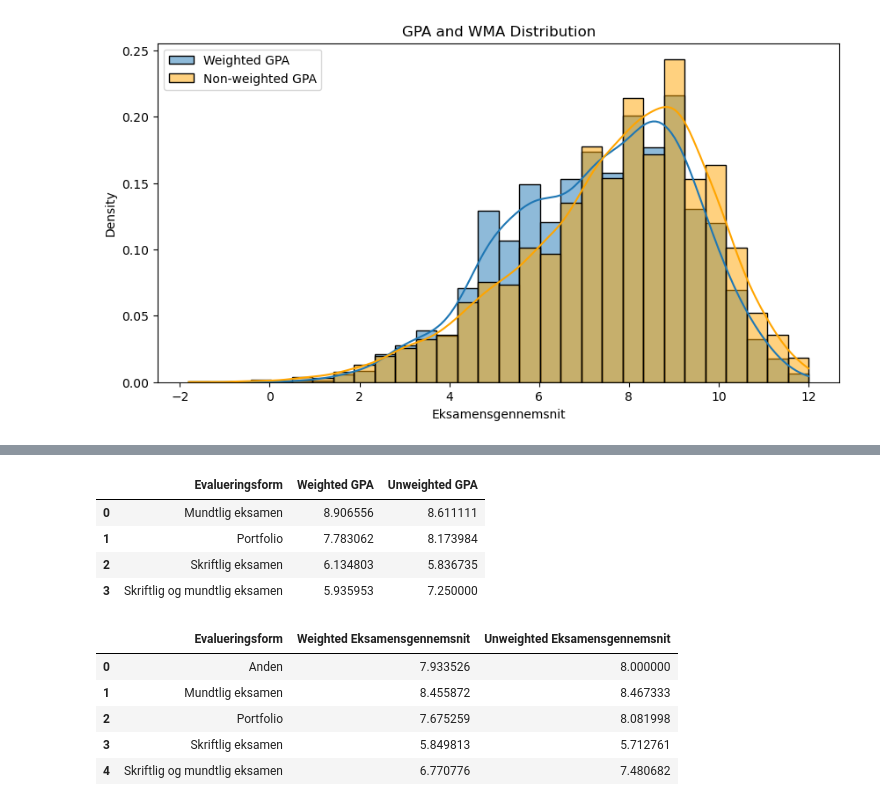
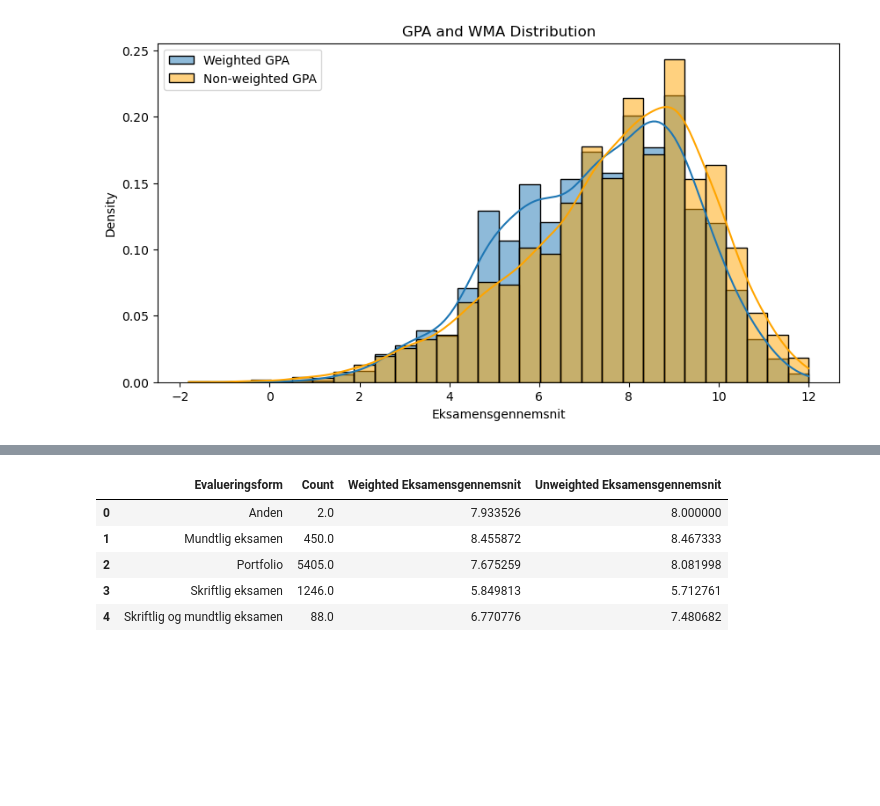
Before and after one commit to fmb622/isds2024exam, a Jupyter notebook: plots.ipynb, the cells around one changed output, grey strips where cells are left out. Cells and saved outputs as stored; diff of their text form; code cells hidden in the pictures; blank space fills up the shorter version.

```diff
--- a/plots.ipynb
+++ b/plots.ipynb
@@ -59,12 +59,10 @@ clean_merged_df = pd.read_csv('./cleaned_merged_course_data.csv')
 clean_merged_df['Fremmødte'] = pd.to_numeric(clean_merged_df['Fremmødte'], errors='coerce')
 clean_merged_df['Eksamensgennemsnit'] = pd.to_numeric(clean_merged_df['Eksamensgennemsnit'], errors='coerce')
 
-# Drop rows with NaN values in the necessary columns
-cleaned_df = clean_merged_df.dropna(subset=['Fremmødte', 'Eksamensgennemsnit', 'Kursustype'])
-
 # Group by 'Kursustype' and calculate weighted and unweighted averages
 summary_df = cleaned_df.groupby('Kursustype').apply(
     lambda x: pd.Series({
+        'Count': x.shape[0],
         'Weighted GPA': (x['Eksamensgennemsnit'] * x['Fremmødte']).sum() / x['Fremmødte'].sum(),
         'Unweighted GPA': x['Eksamensgennemsnit'].mean()
     })
@@ -85,71 +84,32 @@ summary_df
 # %%
-# Load the Excel file
 clean_merged_df = pd.read_csv('./cleaned_merged_course_data.csv')
 
 # Ensure the necessary columns are numeric
 clean_merged_df['Fremmødte'] = pd.to_numeric(clean_merged_df['Fremmødte'], errors='coerce')
+clean_merged_df['Eksamensgennemsnit'] = clean_merged_df['Eksamensgennemsnit'].astype(str).str.replace(',', '.')
 clean_merged_df['Eksamensgennemsnit'] = pd.to_numeric(clean_merged_df['Eksamensgennemsnit'], errors='coerce')
 
-# Drop rows with NaN values in the necessary columns
-cleaned_df = clean_merged_df.dropna(subset=['Fremmødte', 'Eksamensgennemsnit', 'Evalueringsform'])
+# Calculate weighted and unweighted averages for 'Anden'
+anden_rows = cleaned_df[cleaned_df['Evalueringsform'] == 'Anden']
+if not anden_rows.empty:
+    weighted_avg = (anden_rows['Eksamensgennemsnit'] * anden_rows['Fremmødte']).sum() / anden_rows['Fremmødte'].sum()
+    unweighted_avg = anden_rows['Eksamensgennemsnit'].mean()
 
-# Group by 'Evalueringsform' and calculate weighted and unweighted averages
+# Ensure 'Anden' is included in the summary output
 summary_df = cleaned_df.groupby('Evalueringsform').apply(
     lambda x: pd.Series({
-        'Weighted GPA': (x['Eksamensgennemsnit'] * x['Fremmødte']).sum() / x['Fremmødte'].sum(),
-        'Unweighted GPA': x['Eksamensgennemsnit'].mean()
+        'Count': x.shape[0],
+        'Weighted Eksamensgennemsnit': (x['Eksamensgennemsnit'] * x['Fremmødte']).sum() / x['Fremmødte'].sum(),
+        'Unweighted Eksamensgennemsnit': x['Eksamensgennemsnit'].mean()
     })
 ).reset_index()
 
 # Display the summary table
 summary_df
 # %% [output]
-|  | Evalueringsform | Weighted GPA | Unweighted GPA |
-| 0 | Mundtlig eksamen | 8.906556 | 8.611111 |
-| 1 | Portfolio | 7.783062 | 8.173984 |
-| 2 | Skriftlig eksamen | 6.134803 | 5.836735 |
-| 3 | Skriftlig og mundtlig eksamen | 5.935953 | 7.250000 |
+|  | Evalueringsform | Count | Weighted Eksamensgennemsnit | Unweighted Eksamensgennemsnit |
+| 0 | Anden | 2.0 | 7.933526 | 8.000000 |
+| 1 | Mundtlig eksamen | 450.0 | 8.455872 | 8.467333 |
+| 2 | Portfolio | 5405.0 | 7.675259 | 8.081998 |
+| 3 | Skriftlig eksamen | 1246.0 | 5.849813 | 5.712761 |
+| 4 | Skriftlig og mundtlig eksamen | 88.0 | 6.770776 | 7.480682 |
-# %%
-clean_merged_df = pd.read_csv('./cleaned_merged_course_data.csv')
-
-# Ensure the necessary columns are numeric
-clean_merged_df['Fremmødte'] = pd.to_numeric(clean_merged_df['Fremmødte'], errors='coerce')
-clean_merged_df['Eksamensgennemsnit'] = clean_merged_df['Eksamensgennemsnit'].astype(str).str.replace(',', '.')
-clean_merged_df['Eksamensgennemsnit'] = pd.to_numeric(clean_merged_df['Eksamensgennemsnit'], errors='coerce')
-
-# Drop rows with NaN values in the necessary columns
-cleaned_df = clean_merged_df.dropna(subset=['Fremmødte', 'Eksamensgennemsnit', 'Evalueringsform'])
-
-# Print the rows for 'Anden' to verify
-anden_rows = cleaned_df[cleaned_df['Evalueringsform'] == 'Anden']
-
-# Calculate weighted and unweighted averages for 'Anden'
-if not anden_rows.empty:
-    weighted_avg = (anden_rows['Eksamensgennemsnit'] * anden_rows['Fremmødte']).sum() / anden_rows['Fremmødte'].sum()
-    unweighted_avg = anden_rows['Eksamensgennemsnit'].mean()
-
-# Ensure 'Anden' is included in the summary output
-summary_df = cleaned_df.groupby('Evalueringsform').apply(
-    lambda x: pd.Series({
-        'Weighted Eksamensgennemsnit': (x['Eksamensgennemsnit'] * x['Fremmødte']).sum() / x['Fremmødte'].sum(),
-        'Unweighted Eksamensgennemsnit': x['Eksamensgennemsnit'].mean()
-    })
-).reset_index()
-
-# Ensure 'Anden' is included in the summary table
-if 'Anden' not in summary_df['Evalueringsform'].values and not anden_rows.empty:
-    summary_df = summary_df.append({
-        'Evalueringsform': 'Anden',
-        'Weighted Eksamensgennemsnit': weighted_avg,
-        'Unweighted Eksamensgennemsnit': unweighted_avg
-    }, ignore_index=True)
-
-# Display the summary table
-summary_df
-# %% [output]
-|  | Evalueringsform | Weighted Eksamensgennemsnit | Unweighted Eksamensgennemsnit |
-| 0 | Anden | 7.933526 | 8.000000 |
-| 1 | Mundtlig eksamen | 8.455872 | 8.467333 |
-| 2 | Portfolio | 7.675259 | 8.081998 |
-| 3 | Skriftlig eksamen | 5.849813 | 5.712761 |
-| 4 | Skriftlig og mundtlig eksamen | 6.770776 | 7.480682 |
```
Also changed, not shown: parts of 1 cell of this notebook.
